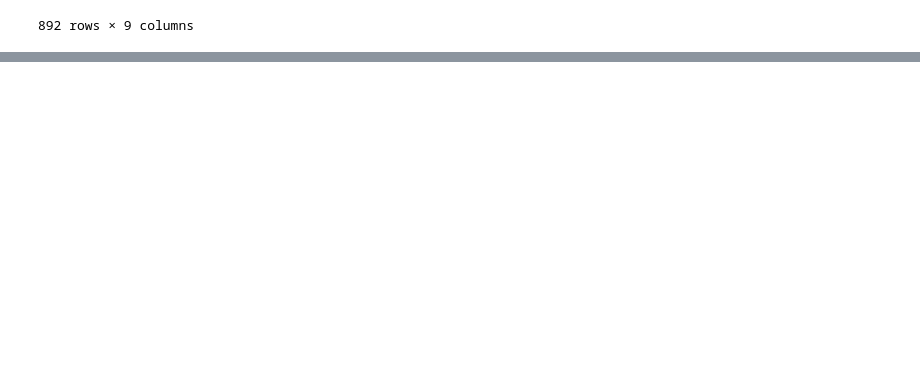
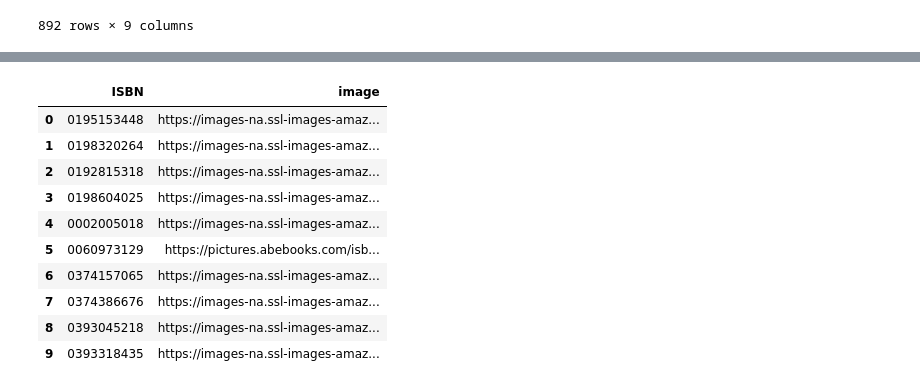
Before and after one commit to iajaykarthick/E-Commerce-Website, a Jupyter notebook: data_preprocessing/Book_Description_image_links.ipynb, the cells around one changed output, grey strips where cells are left out. Saved outputs shown, nothing was run; the diff lists cells and outputs as text; code cells hidden in the pictures; blank space fills up the shorter version.

```diff
--- a/data_preprocessing/Book_Description_image_links.ipynb
+++ b/data_preprocessing/Book_Description_image_links.ipynb
@@ -209,3 +209,10 @@ final_books_df
 892 rows × 9 columns
 # %%
 final_books_df[['ISBN', 'title', 'desc', 'price', 'publisher_id', 'published_year', 'image_short', 'image_medium', 'image_large']].to_csv('final_books.csv', index=False)
+# %%
+def is_url_image(image_url):
+    image_formats = ("image/png", "image/jpeg", "image/jpg")
+    r = requests.head(image_url)
+    if r.headers["content-type"] in image_formats:
+        return True
+    return False
@@ -211,0 +231,6 @@ final_books_df[['ISBN', 'title', 'desc', 'price', 'publisher_id', 'published_yea
+# %%
+not_valid_img_isbn = []
+for isbn, image in zip(final_books_df.ISBN, final_books_df.image):
+    if not is_url_image(image):
+        not_valid_img_isbn.append(isbn)
+        print(isbn, image)
@@ -211,0 +275,20 @@ final_books_df[['ISBN', 'title', 'desc', 'price', 'publisher_id', 'published_yea
+# %%
+count = 0
+for isbn in not_valid_img_isbn:
+    url = f'https://www.abebooks.com/products/isbn/{isbn}'
+    count += 1
+    print(count, isbn, end=' ')
+    div_thumbnail = None
+    trial = 100
+    while not div_thumbnail and trial > 0:
+        print(trial, end=' ')
+        trial -= 1
+        r = requests.get(url)
+        html = BeautifulSoup(r.content, 'html.parser')
+        div_thumbnail = html.find('div', {'id': 'thumbnail'})
+        if div_thumbnail:
+            img_url = div_thumbnail.find('img')['src']
+            idx = final_books_df[final_books_df['ISBN'] == isbn].index.values[0]
+            print(img_url, idx, end=' ')
+            final_books_df.iloc[idx, 9] = img_url
+    print()
@@ -211,0 +313,14 @@ final_books_df[['ISBN', 'title', 'desc', 'price', 'publisher_id', 'published_yea
+# %%
+final_books_df[['ISBN', 'image']].head(10)
+# %% [output]
+|  | ISBN | image |
+| 0 | 0195153448 | https://images-na.ssl-images-amaz... |
+| 1 | 0198320264 | https://images-na.ssl-images-amaz... |
+| 2 | 0192815318 | https://images-na.ssl-images-amaz... |
+| 3 | 0198604025 | https://images-na.ssl-images-amaz... |
+| 4 | 0002005018 | https://images-na.ssl-images-amaz... |
+| 5 | 0060973129 | https://pictures.abebooks.com/isb... |
+| 6 | 0374157065 | https://images-na.ssl-images-amaz... |
+| 7 | 0374386676 | https://images-na.ssl-images-amaz... |
+| 8 | 0393045218 | https://images-na.ssl-images-amaz... |
+| 9 | 0393318435 | https://images-na.ssl-images-amaz... |
```
Also changed, not shown: parts of 8 cells of this notebook, 26 other files.
